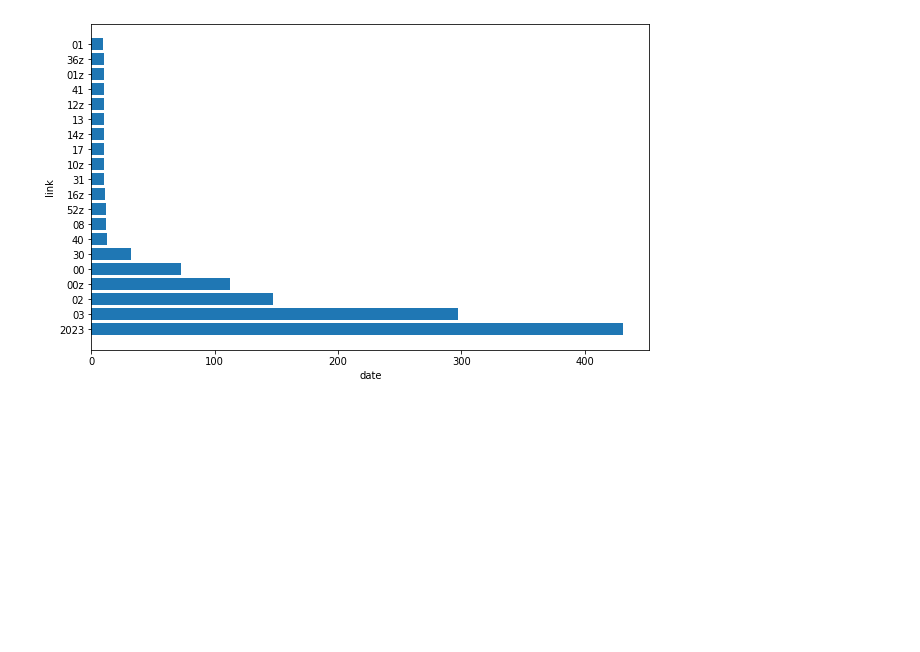
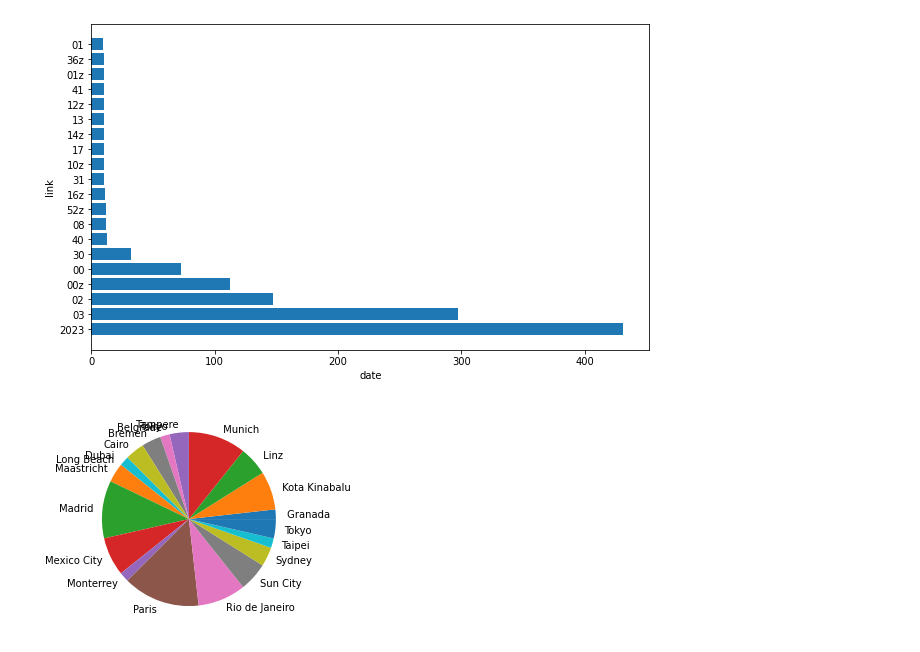
Before and after one commit to atrahay/news_nao, a Jupyter notebook: News_nao.ipynb, the cells around one changed output. Drawn from its saved outputs; the diff is of its cells as text; code cells hidden in the pictures; blank space fills up the shorter version.

```diff
--- a/News_nao.ipynb
+++ b/News_nao.ipynb
@@ -113,3 +134,18 @@ ax.invert_yaxis()
 plt.show()
 # %% [output]
 [figure]
+# %%
+import pandas as pd
+import matplotlib.pyplot as plt
+
+# Lecture des données du fichier CSV dans un dataframe
+df = pd.read_csv('KARATE.csv',sep=";")
+
+# Calcul du total pour chaque pays
+totals = df.groupby('country')['Or'].sum()
+
+# Création du graphique camembert à partir des totaux
+plt.pie(totals, labels=totals.index)
+plt.show()
+# %% [output]
+[figure, added]
```
Also changed, not shown: parts of 3 cells of this notebook.
